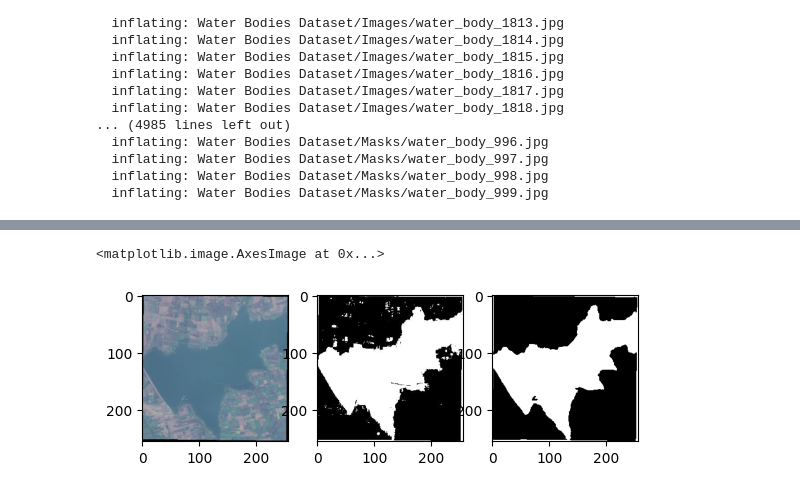
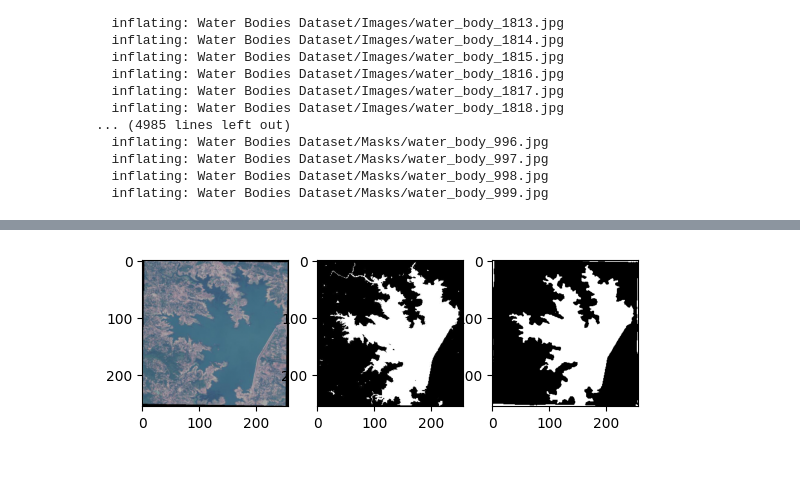
Before and after one commit to anaaaiva/water-segmentation, a Jupyter notebook: notebooks/baseline.ipynb, the cells around one changed output, grey strips where cells are left out. Drawn from its saved outputs; the diff is of its cells as text; code cells hidden in the pictures.

```diff
--- a/notebooks/baseline.ipynb
+++ b/notebooks/baseline.ipynb
@@ -105,16 +105,18 @@ class LoadData(Dataset):
         self.len = len(images_path)
         self.transform = A.Compose([
             A.Resize(height,width),
-            A.HorizontalFlip(),
-            A.RandomBrightnessContrast(p=0.5),
+            A.HorizontalFlip(p = 0.5),
+            A.VerticalFlip(p = 0.5),
+            A.RandomRotate90(p = 0.5),
+            A.RandomBrightnessContrast(p = 0.5)
             ])
 
 
     def __getitem__(self, idx):
         img = Image.open(self.images_path[idx])
-        mask = Image.open(self.masks_path[idx]).convert('L')
+        mask = Image.open(self.masks_path[idx]).convert('L') #single channel image - normally interpreted as greyscale
 
-        img, mask=np.array(img), np.array(mask)
+        img, mask = np.array(img), np.array(mask)
         transformed = self.transform(image=img, mask=mask)
         img = transformed['image']
         mask = transformed['mask']
@@ -158,7 +160,7 @@ LR=0.001
 
 ratio=0.5
 
-ENCODER='resnet18'
+ENCODER='resnet50'
 WEIGHTS='imagenet'
 # %%
 train_loader = DataLoader(
@@ -186,16 +189,15 @@ class SegmentationModel(nn.Module):
         self.arc=smp.Unet(
             encoder_name=ENCODER,
             encoder_weights=WEIGHTS,
-            decoder_attention_type = "scse",
             in_channels=3,
             classes=1,
             activation=None
         )
-    def forward(self,images,masks=None):
-        logits=self.arc(images)
+    def forward(self, images, masks=None):
+        logits = self.arc(images)
         if masks != None:
-            loss = DiceLoss(mode='binary')(logits,masks)
-            return logits,loss
+            lossDice = DiceLoss(mode='binary')(logits,masks)
+            return logits, lossDice
         return logits
 # %%
 model=SegmentationModel()
@@ -295,21 +300,20 @@ Valid_loss --> Dice: 0.257543683052063
 ... (88 outputs left out)
 # %%
-num=10
-ratio=0.5
+num = 18
+ratio = 0.5
 
-model.load_state_dict(torch.load('./best_model.pt'))
+model.load_state_dict(torch.load('./best_model_unet_resnet50.pt'))
 
-image,mask=next(iter(valid_loader))
-image=image[num]
-mask=mask[num]
-logits_mask=model(image.to(device, dtype=torch.float32).unsqueeze(0))
-pred_mask=torch.sigmoid(logits_mask)
-pred_mask=(pred_mask > ratio)*1.0
+image, mask = next(iter(valid_loader))
+image = image[num]
+mask = mask[num]
+logits_mask = model(image.to(device, dtype=torch.float32).unsqueeze(0))
+pred_mask = torch.sigmoid(logits_mask)
+pred_mask = (pred_mask > ratio) * 1.0
 
 f, axarr = plt.subplots(1,3)
 axarr[1].imshow(np.squeeze(mask.numpy()), cmap='gray')
 axarr[0].imshow(np.transpose(image.numpy(), (1,2,0)))
-axarr[2].imshow(np.transpose(pred_mask.detach().cpu().squeeze(0), (1,2,0)), cmap='gray')
+axarr[2].imshow(np.transpose(pred_mask.detach().cpu().squeeze(0), (1,2,0)), cmap='gray');
 # %% [output]
-<matplotlib.image.AxesImage at 0x...>
-[figure, old version]
+[figure, new version]
```
Also changed, not shown: parts of 10 cells of this notebook, 1 other file.
